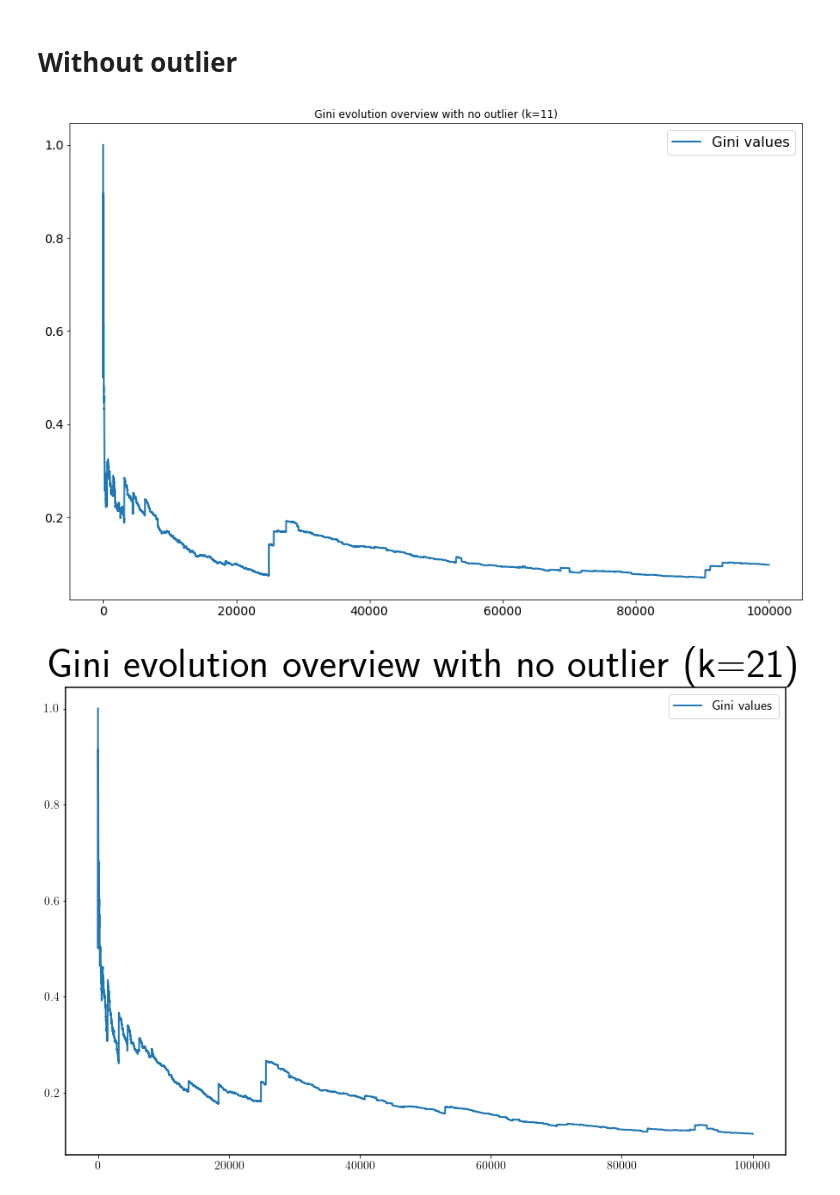
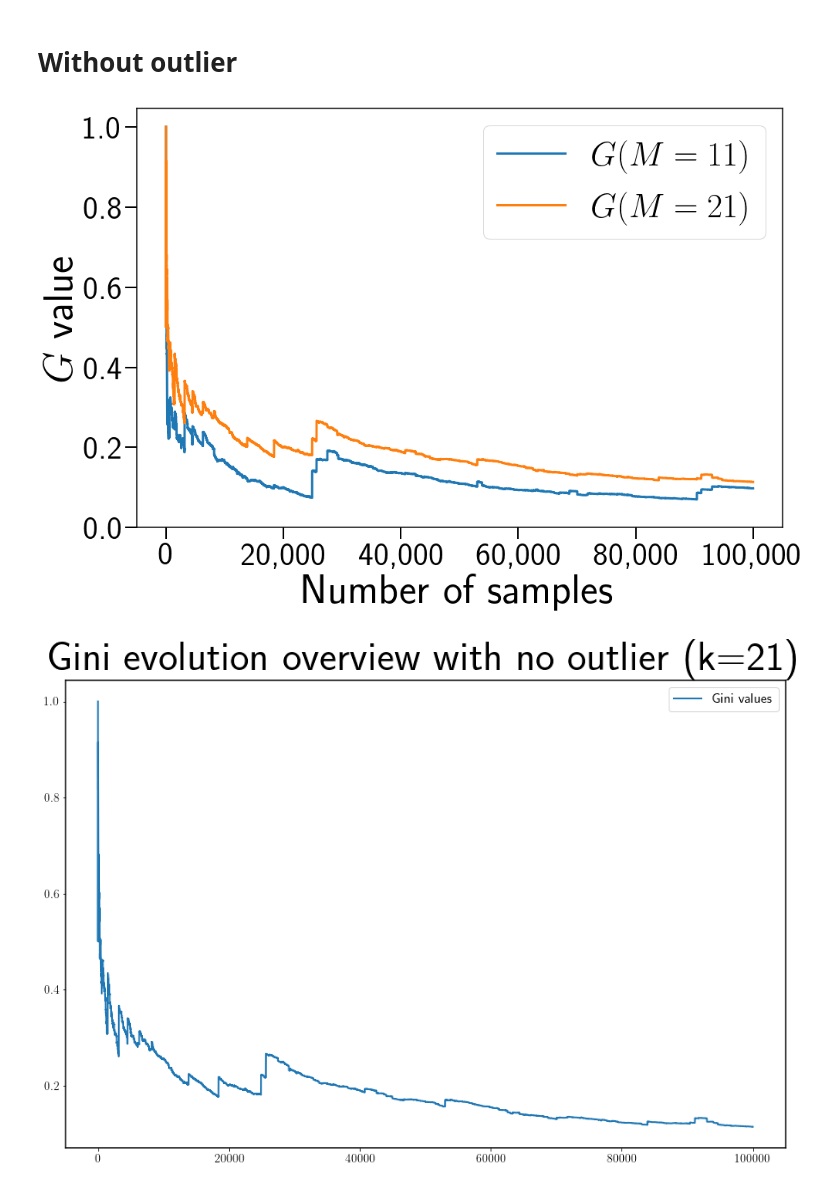
Before and after one commit to prise-3d/pbrt-v4, a Jupyter notebook: samples_study.ipynb, the cells around one changed output. Saved outputs shown, nothing was run; the diff lists cells and outputs as text; code cells hidden in the pictures.

```diff
--- a/samples_study.ipynb
+++ b/samples_study.ipynb
@@ -258,16 +273,49 @@ means_evolution_filtered = create_k_means(samples_axis_mean_filtered)
 # %%
 gini_data_filtered = [ gini(np.array(m)) for m in means_evolution_filtered ]
 check_gini_values_filtered = np.array(list(map(lambda x: 1 if x == 0 else x, gini_data_filtered)))
-# %%
-plt.figure(figsize=(15, 10))
-plt.title("Gini evolution overview with no outlier (k=11)")
-plt.plot(check_gini_values_filtered, lw=2, label="Gini values")
-plt.legend(fontsize=16)
-plt.xticks(fontsize=14)
-plt.yticks(fontsize=14)
-plt.show()
-# %% [output]
-[figure, removed]
+# %%
+samples_axis_mean = np.mean(data_filtered_rgb, axis=0)
+means_evolution_k11 = create_k_means(samples_axis_mean, k=11)
+means_evolution_k21 = create_k_means(samples_axis_mean, k=21)
+
+gini_data_k11 = [ gini(np.array(m)) for m in means_evolution_k11 ]
+check_gini_values_k11 = np.array(list(map(lambda x: 1 if x == 0 else x, gini_data_k11)))
+
+gini_data_k21 = [ gini(np.array(m)) for m in means_evolution_k21 ]
+check_gini_values_k21 = np.array(list(map(lambda x: 1 if x == 0 else x, gini_data_k21)))
+
+params = {'backend': 'ps',
+          'axes.labelsize': 54,
+          'font.size': 40,
+          'legend.fontsize': 44,
+          'xtick.labelsize': 42,
+          'ytick.labelsize': 42,
+          'text.usetex': True,
+          'font.style': 'normal',
+          'font.weight': 'bold',
+          'axes.linewidth': 1.5,
+          'figure.figsize': (15, 10)}
+
+plt.rcParams.update(params)
+plt.margins(tight=True)
+plt.tick_params(axis='both', width=2, length=15)
+
+#for i in range(3):
+plt.plot(check_gini_values_k11, lw=3, label="$G (M = 11)$")
+plt.plot(check_gini_values_k21, lw=3, label="$G (M = 21)$")
+
+plt.xlabel("Number of samples")
+plt.ylabel(r"$G$ value")
+plt.legend()
+#plt.ylim(0, 2)
+plt.xticks(np.arange(0, 120000, step=20000), display_high_number(np.arange(0, 120000, step=20000)))  # Set label locations.
+plt.yticks(np.arange(0, 1.2, step=0.2), prepare_mode_data(np.arange(0, 1.2, step=0.2)))
+#plt.xticks(fontsize=14)
+#plt.yticks(fontsize=14)
+plt.savefig("images/gini_evolution_with_no_outliers.png", transparent=True, bbox_inches='tight', pad_inches=0.1)
+plt.show()
+# %% [output]
+[figure, added]
 # %%
 samples_axis_mean_filtered = np.mean(data_filtered_rgb, axis=0)
 # %%
```
Also changed, not shown: parts of 28 cells of this notebook.
